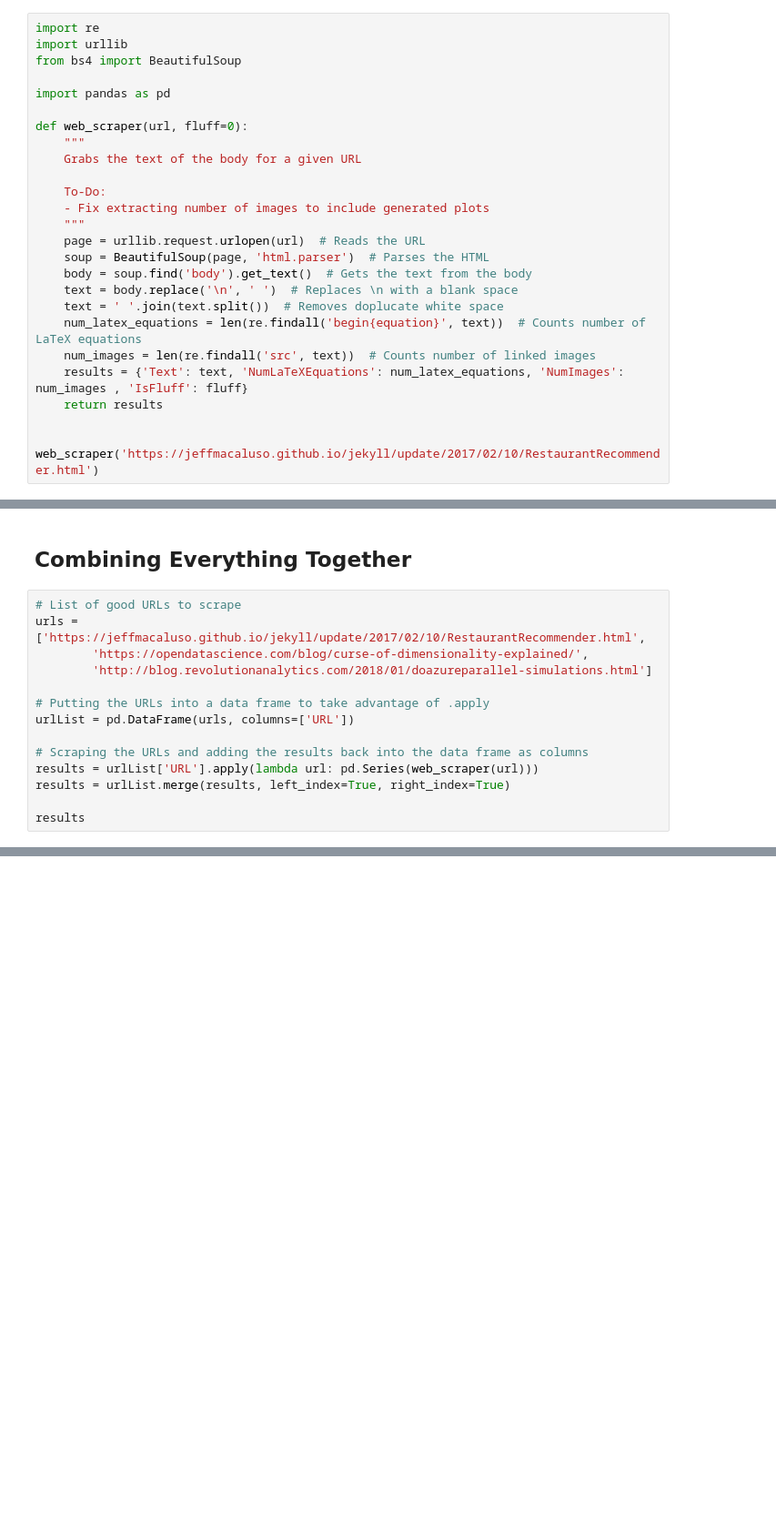
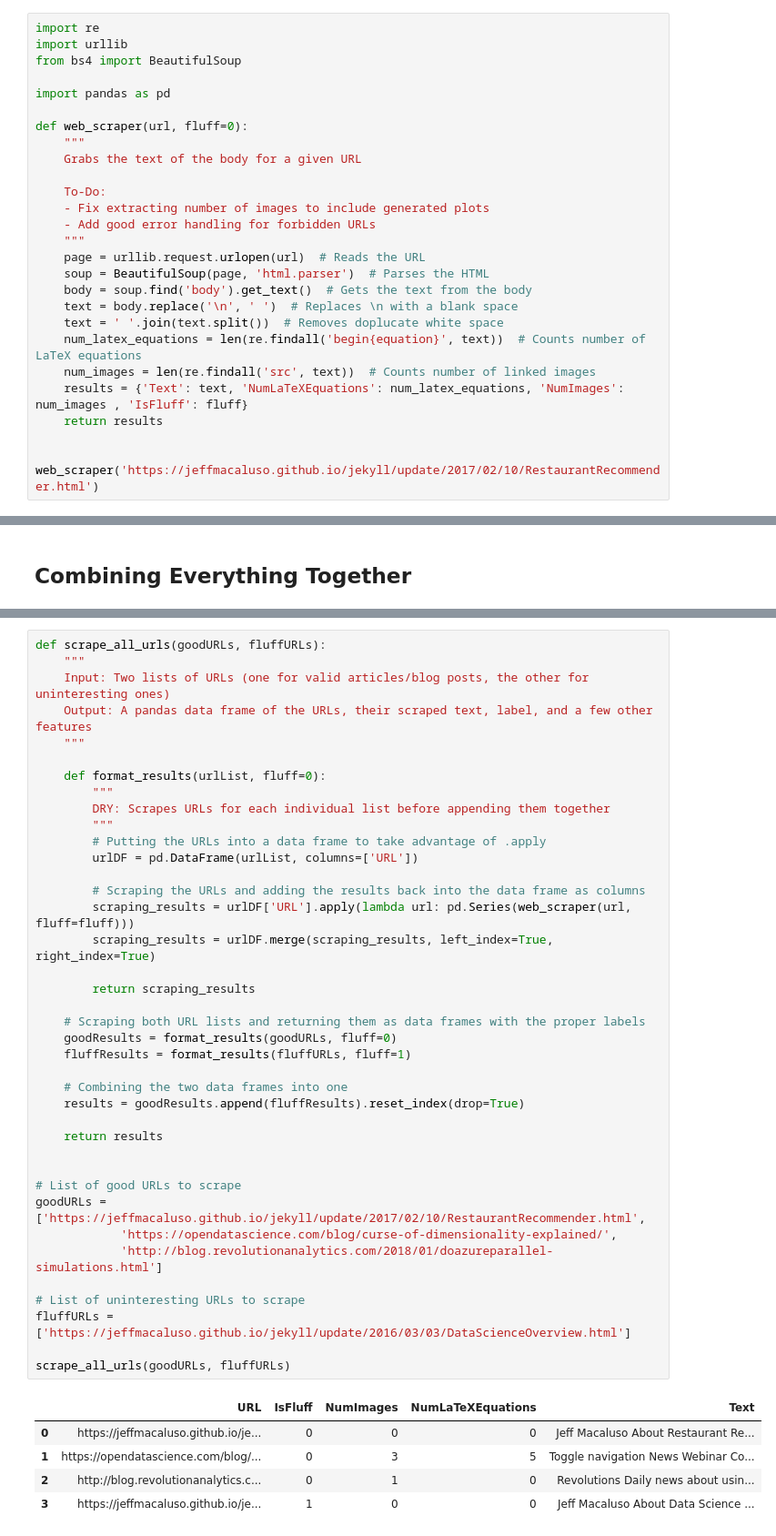
Before and after one commit to JeffMacaluso/FluffDetector, a Jupyter notebook: webScraping.ipynb, the cells around one changed output, grey strips where cells are left out. Shown: that part at 91% size. Cells and saved outputs as stored; diff of their text form; blank space fills up the shorter version.

Commit message:
Added function to combine good and bad URLs

```diff
--- a/webScraping.ipynb
+++ b/webScraping.ipynb
@@ -17,6 +17,7 @@ def web_scraper(url, fluff=0):
 
     To-Do:
     - Fix extracting number of images to include generated plots
+    - Add good error handling for forbidden URLs
     """
     page = urllib.request.urlopen(url)  # Reads the URL
     soup = BeautifulSoup(page, 'html.parser')  # Parses the HTML
@@ -51,17 +52,3 @@ web_scraper('http://blog.revolutionanalytics.com/2018/01/doazureparallel-simulat
  'Text': 'Revolutions Daily news about using open source R for big data analysis, predictive modeling, data science, and visualization since 2008 « Scraping a website with 5 lines of R code | Main | B ...
 # %% [markdown]
 ## Combining Everything Together
-# %%
-# List of good URLs to scrape
-urls = ['https://jeffmacaluso.github.io/jekyll/update/2017/02/10/RestaurantRecommender.html',
-        'https://opendatascience.com/blog/curse-of-dimensionality-explained/',
-        'http://blog.revolutionanalytics.com/2018/01/doazureparallel-simulations.html']
-
-# Putting the URLs into a data frame to take advantage of .apply
-urlList = pd.DataFrame(urls, columns=['URL'])
-
-# Scraping the URLs and adding the results back into the data frame as columns
-results = urlList['URL'].apply(lambda url: pd.Series(web_scraper(url)))
-results = urlList.merge(results, left_index=True, right_index=True)
-
-results
@@ -72,0 +55,45 @@ results
+# %%
+def scrape_all_urls(goodURLs, fluffURLs):
+    """
+    Input: Two lists of URLs (one for valid articles/blog posts, the other for uninteresting ones)
+    Output: A pandas data frame of the URLs, their scraped text, label, and a few other features
+    """
+
+    def format_results(urlList, fluff=0):
+        """
+        DRY: Scrapes URLs for each individual list before appending them together
+        """
+        # Putting the URLs into a data frame to take advantage of .apply
+        urlDF = pd.DataFrame(urlList, columns=['URL'])
+
+        # Scraping the URLs and adding the results back into the data frame as columns
+        scraping_results = urlDF['URL'].apply(lambda url: pd.Series(web_scraper(url, fluff=fluff)))
+        scraping_results = urlDF.merge(scraping_results, left_index=True, right_index=True)
+
+        return scraping_results
+
+    # Scraping both URL lists and returning them as data frames with the proper labels
+    goodResults = format_results(goodURLs, fluff=0)
+    fluffResults = format_results(fluffURLs, fluff=1)
+
+    # Combining the two data frames into one
+    results = goodResults.append(fluffResults).reset_index(drop=True)
+
+    return results
+
+
+# List of good URLs to scrape
+goodURLs = ['https://jeffmacaluso.github.io/jekyll/update/2017/02/10/RestaurantRecommender.html',
+            'https://opendatascience.com/blog/curse-of-dimensionality-explained/',
+            'http://blog.revolutionanalytics.com/2018/01/doazureparallel-simulations.html']
+
+# List of uninteresting URLs to scrape
+fluffURLs = ['https://jeffmacaluso.github.io/jekyll/update/2016/03/03/DataScienceOverview.html']
+
+scrape_all_urls(goodURLs, fluffURLs)
+# %% [output]
+|  | URL | IsFluff | NumImages | NumLaTeXEquations | Text |
+| 0 | https://jeffmacaluso.github.io/je... | 0 | 0 | 0 | Jeff Macaluso About Restaurant Re... |
+| 1 | https://opendatascience.com/blog/... | 0 | 3 | 5 | Toggle navigation News Webinar Co... |
+| 2 | http://blog.revolutionanalytics.c... | 0 | 1 | 0 | Revolutions Daily news about usin... |
+| 3 | https://jeffmacaluso.github.io/je... | 1 | 0 | 0 | Jeff Macaluso About Data Science ... |
```
Also changed, not shown: parts of 1 cell of this notebook.
